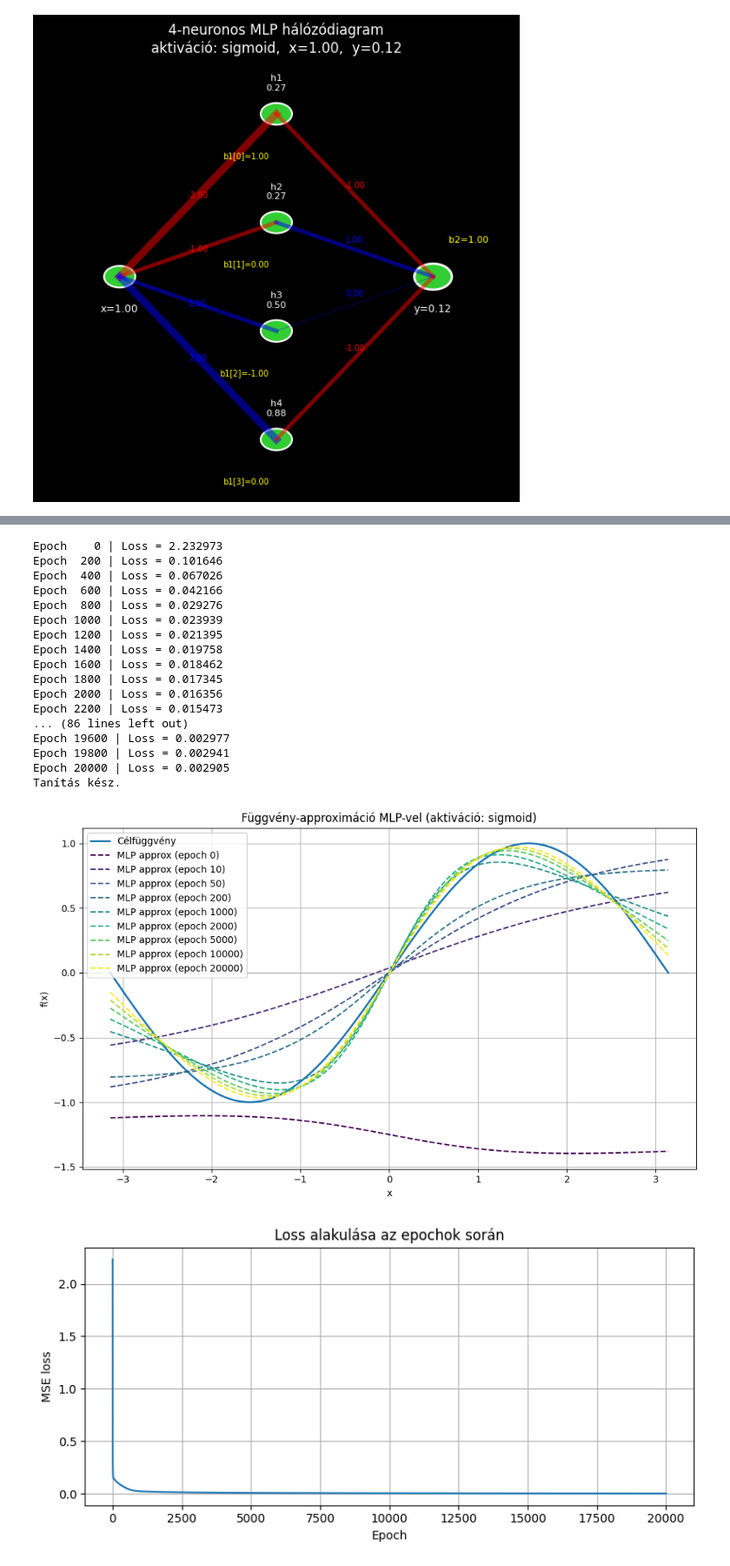
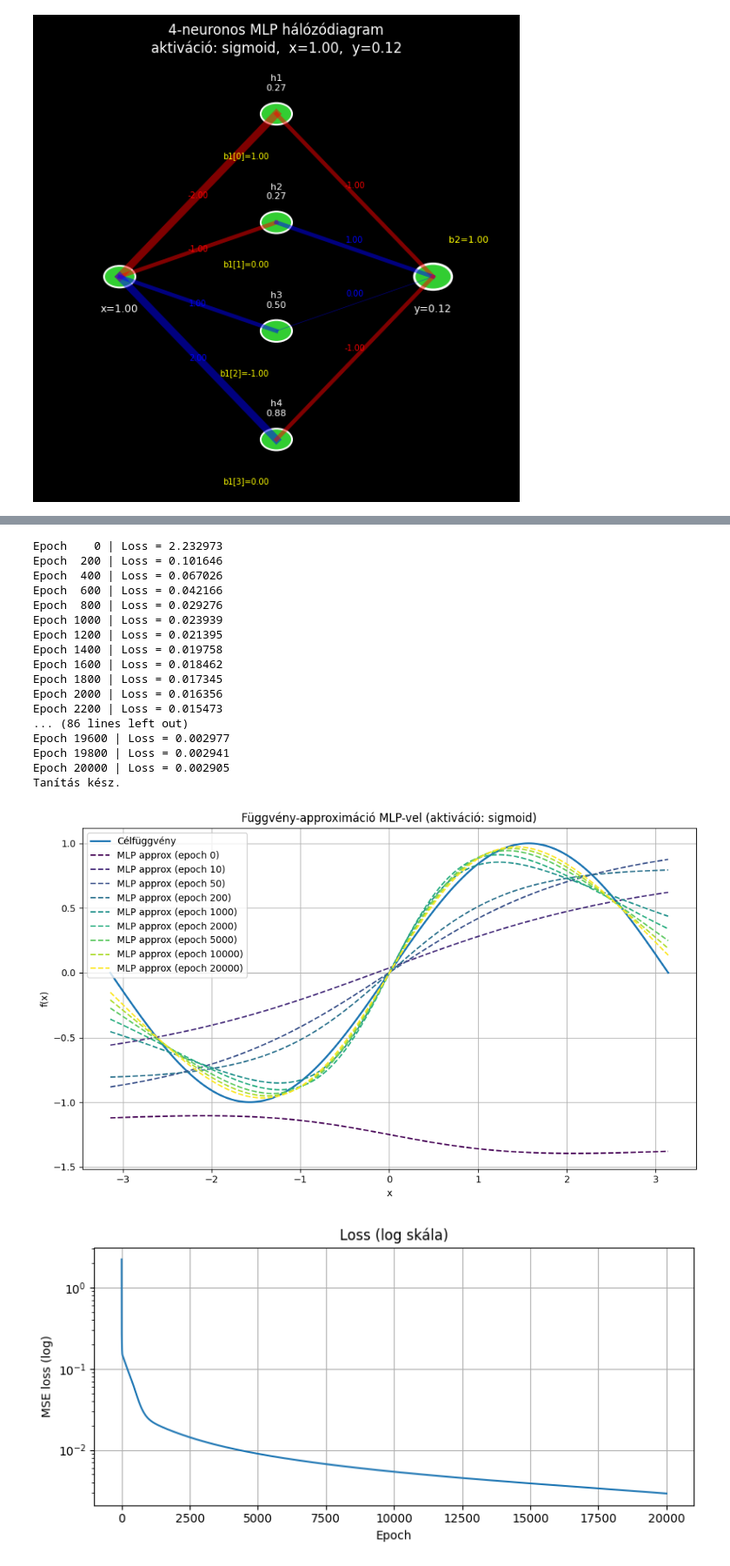
Before and after one commit to langfotsirk/KANproject, a Jupyter notebook: neuralis halo.ipynb, the cells around one changed output, grey strips where cells are left out. Shown at 87% size. Drawn from its saved outputs; the diff is of its cells as text; code cells hidden in the pictures.

```diff
--- a/neuralis halo.ipynb
+++ b/neuralis halo.ipynb
@@ -338,5 +340 @@ toréspontok: [ 0.38440219 -0.00740178  0.92503036  0.00804141]
 [figure]
-# %%
-for i in range(1000):
-    loss = train_step(lr=0.01)
-draw_network(x0=1.0)
@@ -495,34 +491,39 @@ plt.grid(True)
 plt.tight_layout()
 plt.show()
 
 
 # ===== Vizualizáció 2: Loss alakulása =====
 
+epochs_arr = np.arange(len(loss_history))
+
 plt.figure(figsize=(8, 4))
-plt.plot(loss_history)
-plt.title("Loss alakulása az epochok során")
+
+loss_for_plot = np.maximum(loss_history, 1e-10)
+plt.semilogy(epochs_arr, loss_for_plot)
+plt.title("Loss (log skála)")
 plt.xlabel("Epoch")
-plt.ylabel("MSE loss")
+plt.ylabel("MSE loss (log)")
 plt.grid(True)
+
 plt.tight_layout()
 plt.show()
 # %% [output]
 Epoch    0 | Loss = 2.232973
 Epoch  200 | Loss = 0.101646
 Epoch  400 | Loss = 0.067026
 Epoch  600 | Loss = 0.042166
 Epoch  800 | Loss = 0.029276
 Epoch 1000 | Loss = 0.023939
 Epoch 1200 | Loss = 0.021395
 Epoch 1400 | Loss = 0.019758
 Epoch 1600 | Loss = 0.018462
 Epoch 1800 | Loss = 0.017345
 Epoch 2000 | Loss = 0.016356
 Epoch 2200 | Loss = 0.015473
 ... (86 lines left out)
 Epoch 19600 | Loss = 0.002977
 Epoch 19800 | Loss = 0.002941
 Epoch 20000 | Loss = 0.002905
 Tanítás kész.
 [figure]
-[figure, old version]
+[figure, new version]
```
Also changed, not shown: parts of 3 cells of this notebook.
